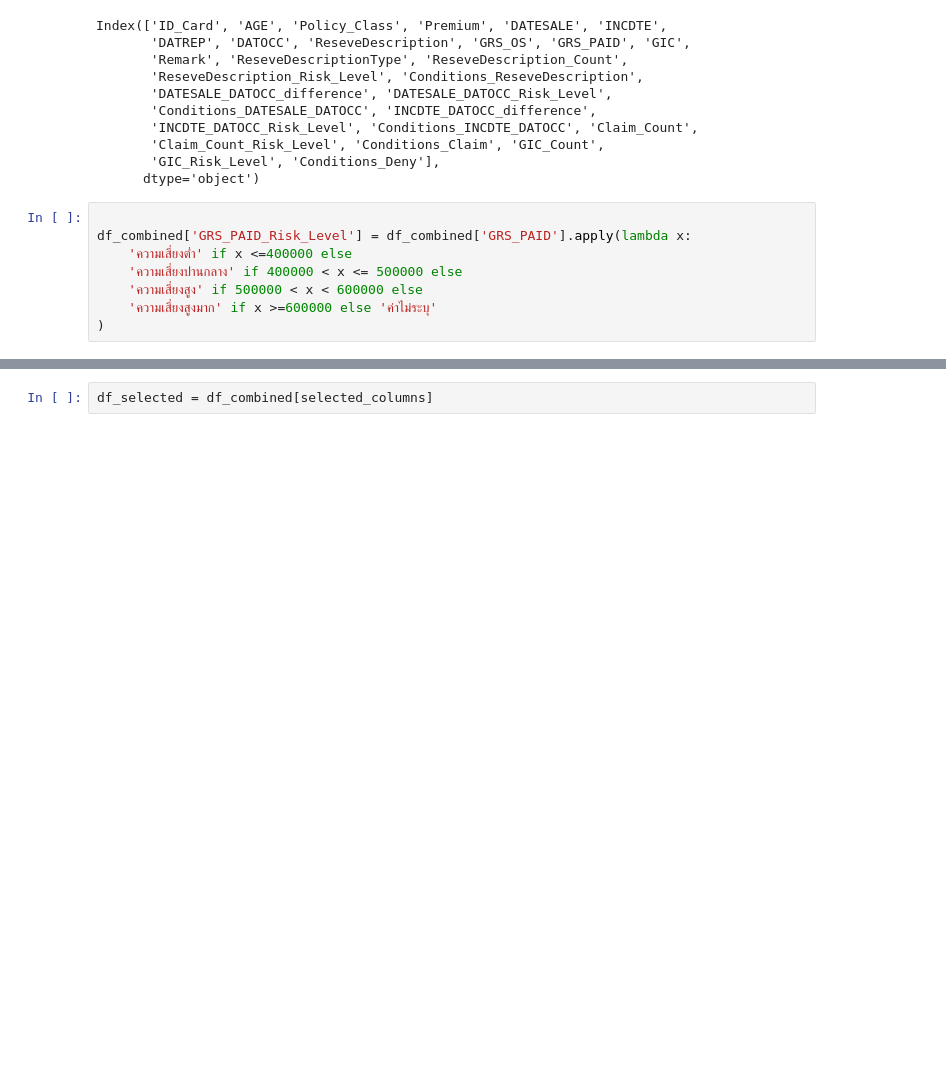
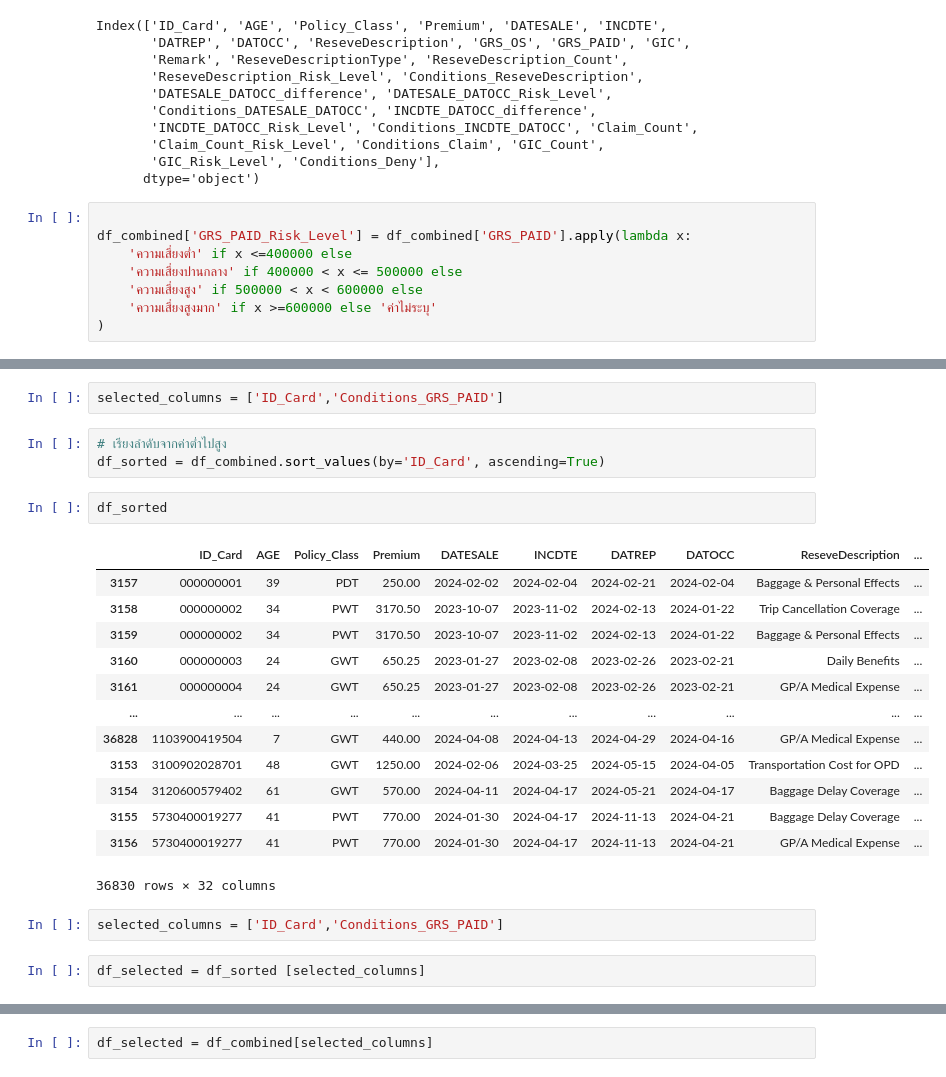
Before and after one commit to Suchada2000/MY-WORK, a Jupyter notebook: Untitled43.ipynb, the cells around one changed output, grey strips where cells are left out. Saved outputs shown, nothing was run; the diff lists cells and outputs as text; blank space fills up the shorter version.

```diff
--- a/Untitled43.ipynb
+++ b/Untitled43.ipynb
@@ -1262,0 +1319,25 @@ selected_columns = ['GRS_PAID_Risk_Level']
+# %%
+selected_columns = ['ID_Card','Conditions_GRS_PAID']
+# %%
+# เรียงลำดับจากค่าต่ำไปสูง
+df_sorted = df_combined.sort_values(by='ID_Card', ascending=True)
+# %%
+df_sorted
+# %% [output]
+|  | ID_Card | AGE | Policy_Class | Premium | DATESALE | INCDTE | DATREP | DATOCC | ReseveDescription | ... |
+| 3157 | 000000001 | 39 | PDT | 250.00 | 2024-02-02 | 2024-02-04 | 2024-02-21 | 2024-02-04 | Baggage & Personal Effects | ... |
+| 3158 | 000000002 | 34 | PWT | 3170.50 | 2023-10-07 | 2023-11-02 | 2024-02-13 | 2024-01-22 | Trip Cancellation Coverage | ... |
+| 3159 | 000000002 | 34 | PWT | 3170.50 | 2023-10-07 | 2023-11-02 | 2024-02-13 | 2024-01-22 | Baggage & Personal Effects | ... |
+| 3160 | 000000003 | 24 | GWT | 650.25 | 2023-01-27 | 2023-02-08 | 2023-02-26 | 2023-02-21 | Daily Benefits | ... |
+| 3161 | 000000004 | 24 | GWT | 650.25 | 2023-01-27 | 2023-02-08 | 2023-02-26 | 2023-02-21 | GP/A Medical Expense | ... |
+| ... | ... | ... | ... | ... | ... | ... | ... | ... | ... | ... |
+| 36828 | 1103900419504 | 7 | GWT | 440.00 | 2024-04-08 | 2024-04-13 | 2024-04-29 | 2024-04-16 | GP/A Medical Expense | ... |
+| 3153 | 3100902028701 | 48 | GWT | 1250.00 | 2024-02-06 | 2024-03-25 | 2024-05-15 | 2024-04-05 | Transportation Cost for OPD | ... |
+| 3154 | 3120600579402 | 61 | GWT | 570.00 | 2024-04-11 | 2024-04-17 | 2024-05-21 | 2024-04-17 | Baggage Delay Coverage | ... |
+| 3155 | 5730400019277 | 41 | PWT | 770.00 | 2024-01-30 | 2024-04-17 | 2024-11-13 | 2024-04-21 | Baggage Delay Coverage | ... |
+| 3156 | 5730400019277 | 41 | PWT | 770.00 | 2024-01-30 | 2024-04-17 | 2024-11-13 | 2024-04-21 | GP/A Medical Expense | ... |
+36830 rows × 32 columns
+# %%
+selected_columns = ['ID_Card','Conditions_GRS_PAID']
+# %%
+df_selected = df_sorted [selected_columns]
```
Also changed, not shown: parts of 15 cells of this notebook.
